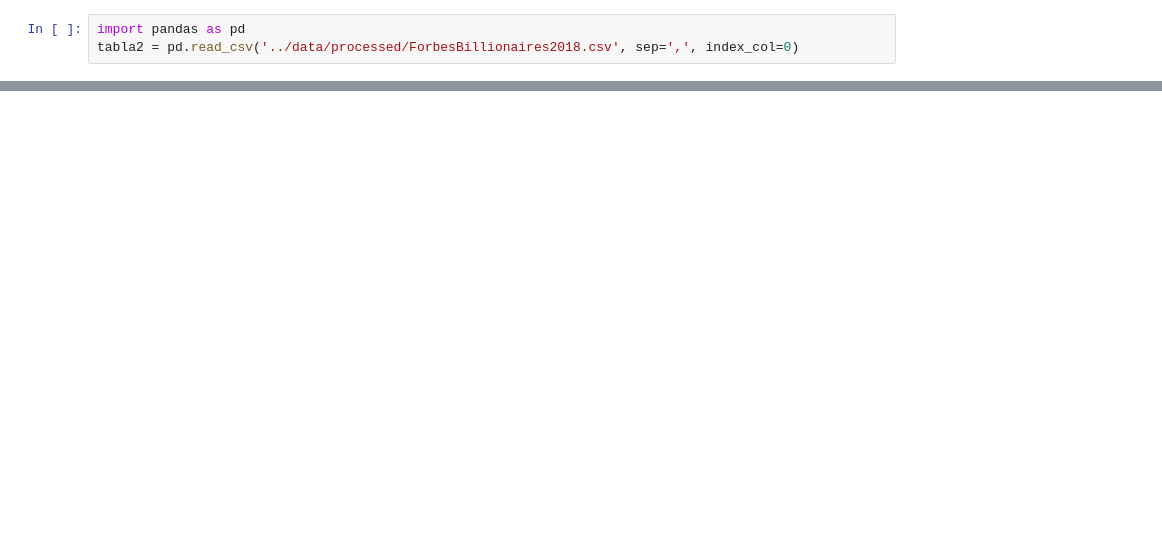
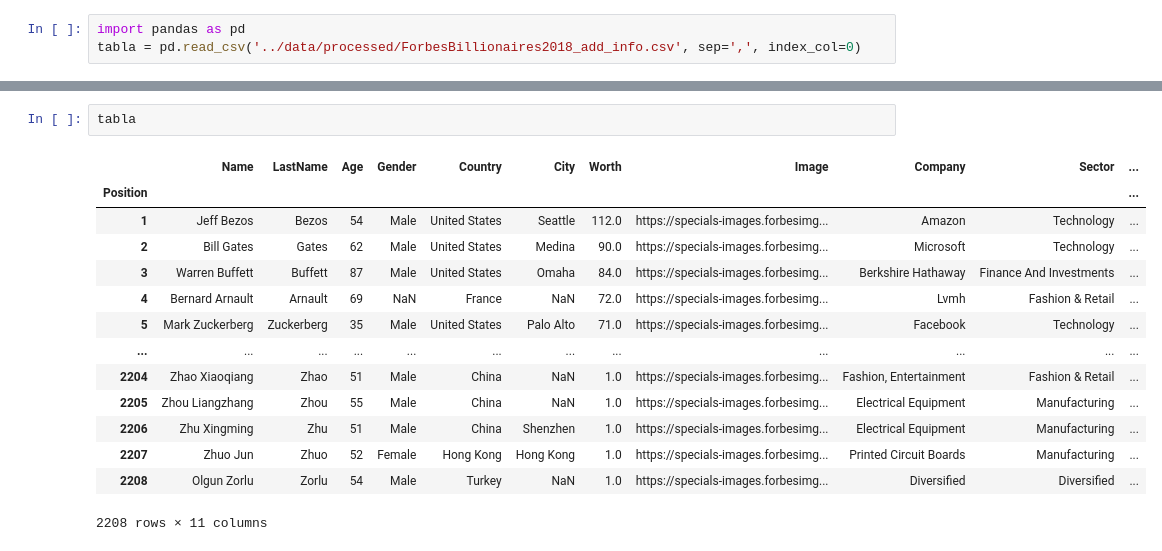
Before and after one commit to miguelmaragon/Ironhack-Module-1-Project---Pipelines---MMA, a Jupyter notebook: notebooks/Report.ipynb, the cells around one changed output, grey strips where cells are left out. Cells and saved outputs as stored; diff of their text form; blank space fills up the shorter version.

```diff
--- a/notebooks/Report.ipynb
+++ b/notebooks/Report.ipynb
@@ -96,3 +1,3 @@ No se puede conseguir un descriptor de archivo referido a la consola
 # %%
 import pandas as pd
-tabla2 = pd.read_csv('../data/processed/ForbesBillionaires2018.csv', sep=',', index_col=0)
+tabla = pd.read_csv('../data/processed/ForbesBillionaires2018_add_info.csv', sep=',', index_col=0)
@@ -104,0 +4,17 @@ display(HTML(static_report))
+# %%
+tabla
+# %% [output]
+|  | Name | LastName | Age | Gender | Country | City | Worth | Image | Company | Sector | ... |
+| Position |  |  |  |  |  |  |  |  |  |  | ... |
+| 1 | Jeff Bezos | Bezos | 54 | Male | United States | Seattle | 112.0 | https://specials-images.forbesimg... | Amazon | Technology | ... |
+| 2 | Bill Gates | Gates | 62 | Male | United States | Medina | 90.0 | https://specials-images.forbesimg... | Microsoft | Technology | ... |
+| 3 | Warren Buffett | Buffett | 87 | Male | United States | Omaha | 84.0 | https://specials-images.forbesimg... | Berkshire Hathaway | Finance And Investments | ... |
+| 4 | Bernard Arnault | Arnault | 69 | NaN | France | NaN | 72.0 | https://specials-images.forbesimg... | Lvmh | Fashion & Retail | ... |
+| 5 | Mark Zuckerberg | Zuckerberg | 35 | Male | United States | Palo Alto | 71.0 | https://specials-images.forbesimg... | Facebook | Technology | ... |
+| ... | ... | ... | ... | ... | ... | ... | ... | ... | ... | ... | ... |
+| 2204 | Zhao Xiaoqiang | Zhao | 51 | Male | China | NaN | 1.0 | https://specials-images.forbesimg... | Fashion, Entertainment | Fashion & Retail | ... |
+| 2205 | Zhou Liangzhang | Zhou | 55 | Male | China | NaN | 1.0 | https://specials-images.forbesimg... | Electrical Equipment | Manufacturing | ... |
+| 2206 | Zhu Xingming | Zhu | 51 | Male | China | Shenzhen | 1.0 | https://specials-images.forbesimg... | Electrical Equipment | Manufacturing | ... |
+| 2207 | Zhuo Jun | Zhuo | 52 | Female | Hong Kong | Hong Kong | 1.0 | https://specials-images.forbesimg... | Printed Circuit Boards | Manufacturing | ... |
+| 2208 | Olgun Zorlu | Zorlu | 54 | Male | Turkey | NaN | 1.0 | https://specials-images.forbesimg... | Diversified | Diversified | ... |
+2208 rows × 11 columns
```
Also changed, not shown: parts of 31 cells of this notebook, 22 other files.
